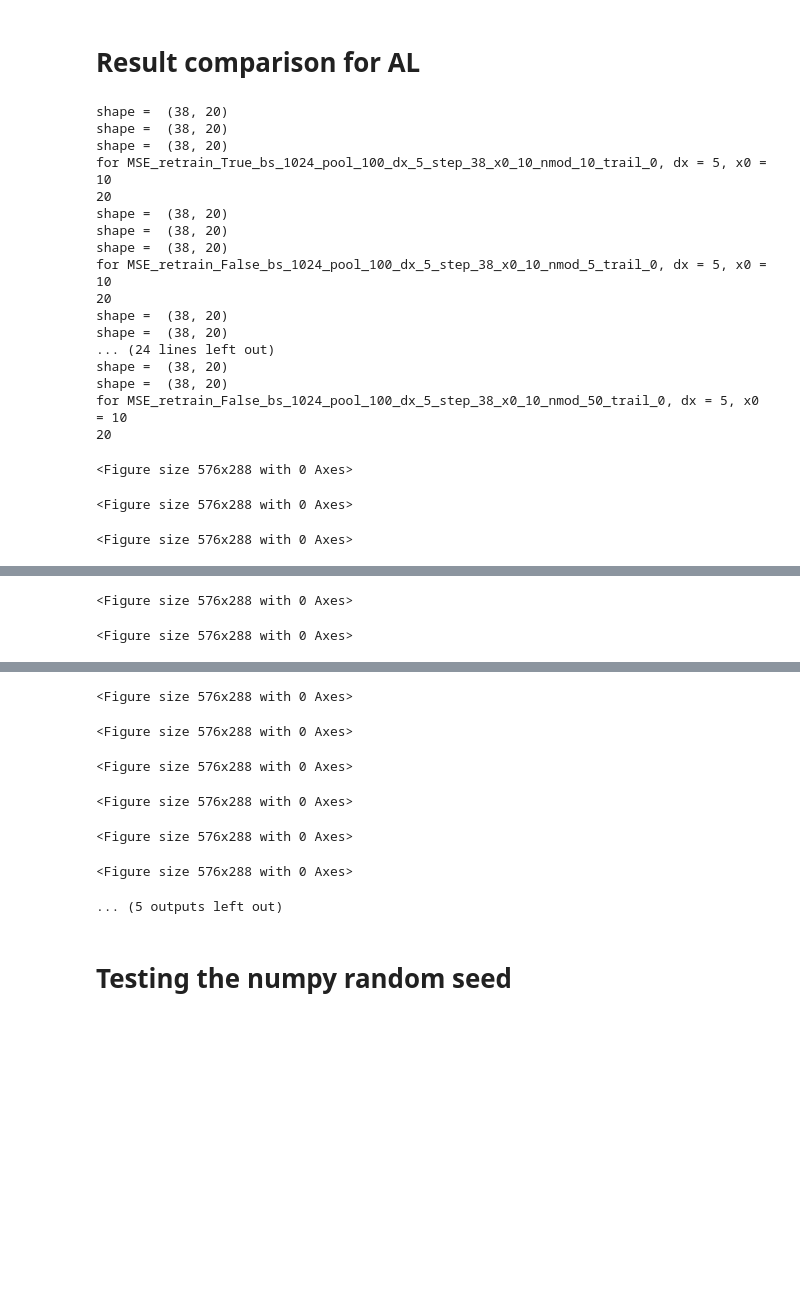
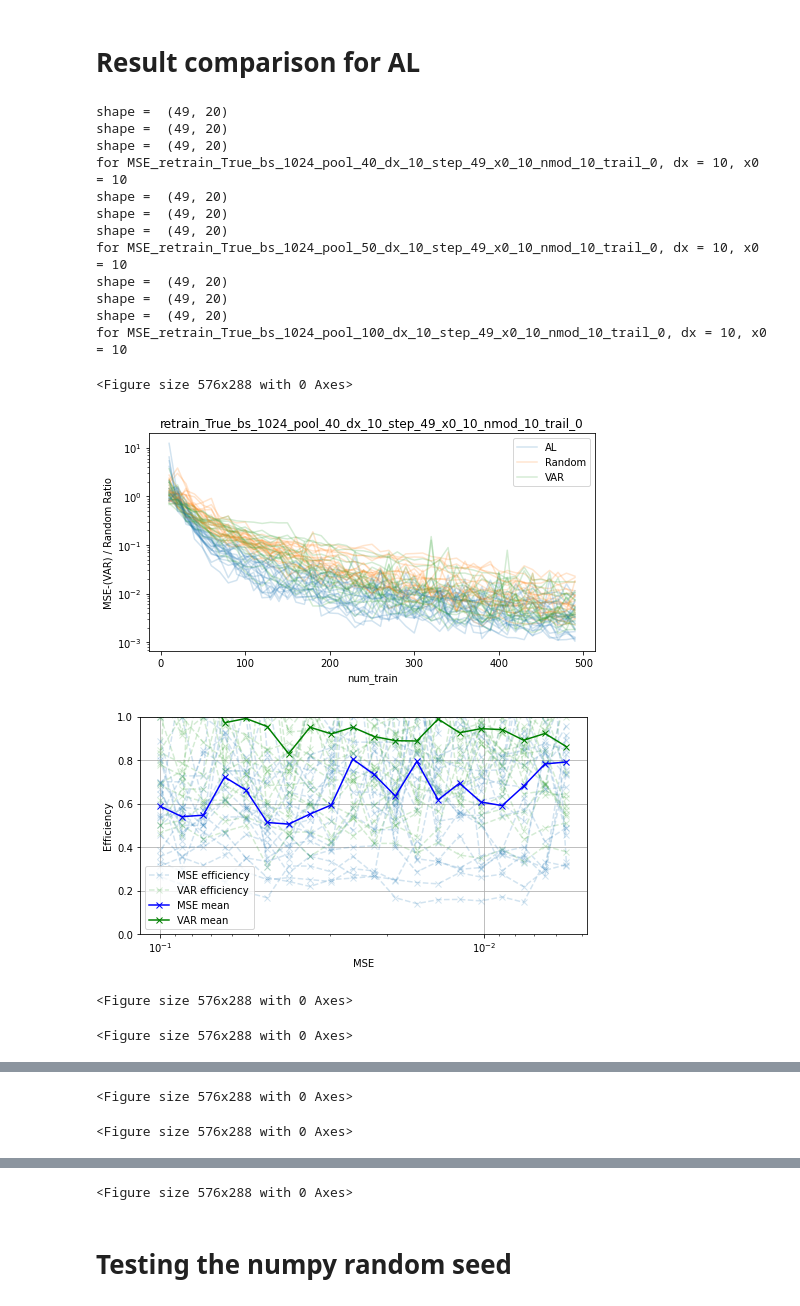
Before and after one commit to BensonRen/NAAL, a Jupyter notebook: result_compare_AL.ipynb, the cells around one changed output, grey strips where cells are left out. Cells and saved outputs as stored; diff of their text form; code cells hidden in the pictures; blank space fills up the shorter version.

```diff
--- a/result_compare_AL.ipynb
+++ b/result_compare_AL.ipynb
@@ -18,9 +18,13 @@ folder = '/home/sr365/NAAL/results/fig/retrain_True'
 #folder = '/home/sr365/NAAL/results/fig/retrain_False'
 #folder = 'results/fig/retrain_true_al_step_50/x0_20'
 
-#folder_list = ['/home/sr365/NAAL/results/fig/retrain_True', '/home/sr365/NAAL/results/fig/retrain_False','results/fig/retrain_true_al_step_50/x0_20']
-#folder_list = ['/home/sr365/NAAL/results/single_model']
-folder_list = ['results/30_sine_nmod']
+# folder_list = ['/home/sr365/NAAL/results/30_sine_nmod_20_add_noise_add_2',
+#                 '/home/sr365/NAAL/results/30_sine_nmod_20_add_noise_mult_5',
+#                 '/home/sr365/NAAL/results/30_sine_nmod_20_add_noise_mult_2']
+folder_list = ['/home/sr365/NAAL/results/30_sine_nmod_10_shuffle_to500_dx_10_pool_mul_4',
+                '/home/sr365/NAAL/results/30_sine_nmod_10_shuffle_to500_dx_10_pool_mul_5',
+                '/home/sr365/NAAL/results/30_sine_nmod_10_shuffle_to500_dx_10_pool_mul_10']
+# folder_list = ['results/30_sine_nmod']
 # %%
 def load_mses(folder):
     """
@@ -218,7 +236,6 @@ def Data_efficiency_plot(x_label, MSE_test_mse_mat, Random_test_mse_mat, save_na
     plt.legend()
     plt.savefig(save_name + '_data_efficiency.png')
 # %%
-
 for folder in folder_list:
     for file in os.listdir(folder):
         cur_folder = os.path.join(folder, file)
@@ -226,7 +243,7 @@ for folder in folder_list:
         if not os.path.isdir(cur_folder):
             continue
         # Only start from the M SE folders and look for comparison
-        if not 'MSE' in cur_folder or not 'trail_0' in cur_folder:# or 'nmod_20' in cur_folder:
+        if not 'MSE' in cur_folder or not 'trail_0' in cur_folder or 'pool_500' in cur_folder:
             continue
 
         VAR_test_mse_mat = None # This is for the case where it is not called
@@ -236,53 +253,50 @@ for folder in folder_list:
         MSE_test_mse_mat, MSE_train_mse_mat, MSE_selected_after_train_mse_mat = load_matrix(cur_folder, num_trails)
         MSE_test_mse, MSE_train_mse, MSE_selected_after_train_mse = load_ensemble_mses(cur_folder, num_trails, MSE_test_mse_mat, MSE_train_mse_mat, MSE_selected_after_train_mse_mat)
 
         random_folder = cur_folder.replace('MSE','Random')
         #RD_test_mse, RD_train_mse, RD_selected_after_train_mse = load_mses(random_folder)
         Random_test_mse_mat, Random_train_mse_mat, Random_selected_after_train_mse_mat = load_matrix(random_folder, num_trails)
         RD_test_mse, RD_train_mse, RD_selected_after_train_mse = load_ensemble_mses(random_folder, num_trails, Random_test_mse_mat, Random_train_mse_mat, Random_selected_after_train_mse_mat)
 
         if plot_var:
             # Var plotting
-            var_folder = cur_folder.replace('MSE','VAR')
+            var_folder = cur_folder.replace('MSE','VAR')#.replace('pool_100','pool_500')
             VAR_test_mse_mat, VAR_train_mse_mat, VAR_selected_after_train_mse_mat = load_matrix(var_folder, num_trails)
             VAR_test_mse, VAR_train_mse, VAR_selected_after_train_mse = load_ensemble_mses(var_folder, num_trails, VAR_test_mse_mat, VAR_train_mse_mat, VAR_selected_after_train_mse_mat)
 
         dx = int(file.split('_dx_')[-1].split('_')[0])
         x0 = int(file.split('_x0_')[-1].split('_')[0])
         print('for {}, dx = {}, x0 = {}'.format(file, dx, x0))
         # Use the xlabel with number of data points
         x_label = np.array(range(len(MSE_test_mse))) * dx + x0
         save_name = os.path.join(folder, file.replace('MSE_','').replace('_trail_0_',''))\
 
         # One-liner calling functions
         # plot_various_MSE(x_label, MSE_test_mse, RD_test_mse, MSE_train_mse, RD_train_mse, VAR_test_mse, VAR_train_mse, plot_var, save_name)     # Plot the various MSE
         plot_ratio(MSE_test_mse_mat, Random_test_mse_mat, x_label, ylabel='MSE / Random Ratio', save_name=save_name + 'MSE_RD_', x_label=x_label)                # Plot the ratio plot between MSE and random
         plot_test_MSE_plot(x_label, MSE_test_mse_mat, Random_test_mse_mat, save_name, VAR_test_mse_mat=VAR_test_mse_mat, plot_var=plot_var)     # Plot the test MSE line plot
-        Data_efficiency_plot(x_label, MSE_test_mse_mat, Random_test_mse_mat, save_name, VAR_test_mse_mat, plot_var)                             # Plot the data efficiency plot
+        Data_efficiency_plot(x_label, MSE_test_mse_mat, Random_test_mse_mat, save_name, VAR_test_mse_mat, plot_var, y_lim=1)                             # Plot the data efficiency plot
         if plot_var:    # For variance experiments
             plot_ratio(VAR_test_mse_mat, Random_test_mse_mat, x_label, ylabel='VAR / Random Ratio', save_name=save_name + 'VAR_RD_', x_label=x_label)            # Plot the ratio plot between VAR and random
-            plot_coref(cur_folder, num_trails, save_name, coef_loader=load_var_coeff, coef_name='VAR')                                                                                       # Plot the VAR R coeff plot
-            plot_coref(cur_folder, num_trails, save_name, coef_laoder=load_kendal_tau, coef_name='Tau')                                         # Plot the VAR Tau coeff plot
+        #     plot_coref(cur_folder, num_trails, save_name, coef_loader=load_var_coeff, coef_name='VAR')                                                                                       # Plot the VAR R coeff plot
+            #plot_coref(cur_folder, num_trails, save_name, coef_laoder=load_kendal_tau, coef_name='Tau')                                         # Plot the VAR Tau coeff plot
 
         plt.clf()
 # %% [output]
-shape =  (38, 20)
-shape =  (38, 20)
-shape =  (38, 20)
-for MSE_retrain_True_bs_1024_pool_100_dx_5_step_38_x0_10_nmod_10_trail_0, dx = 5, x0 = 10
-20
-shape =  (38, 20)
-shape =  (38, 20)
-shape =  (38, 20)
-for MSE_retrain_False_bs_1024_pool_100_dx_5_step_38_x0_10_nmod_5_trail_0, dx = 5, x0 = 10
-20
-shape =  (38, 20)
-shape =  (38, 20)
-... (24 lines left out)
-shape =  (38, 20)
-shape =  (38, 20)
-for MSE_retrain_False_bs_1024_pool_100_dx_5_step_38_x0_10_nmod_50_trail_0, dx = 5, x0 = 10
-20
+shape =  (49, 20)
+shape =  (49, 20)
+shape =  (49, 20)
+for MSE_retrain_True_bs_1024_pool_40_dx_10_step_49_x0_10_nmod_10_trail_0, dx = 10, x0 = 10
+shape =  (49, 20)
+shape =  (49, 20)
+shape =  (49, 20)
+for MSE_retrain_True_bs_1024_pool_50_dx_10_step_49_x0_10_nmod_10_trail_0, dx = 10, x0 = 10
+shape =  (49, 20)
+shape =  (49, 20)
+shape =  (49, 20)
+for MSE_retrain_True_bs_1024_pool_100_dx_10_step_49_x0_10_nmod_10_trail_0, dx = 10, x0 = 10
 <Figure size 576x288 with 0 Axes>
+[figure, added]
+[figure, added]
 <Figure size 576x288 with 0 Axes>
 <Figure size 576x288 with 0 Axes>
@@ -291,10 +309,4 @@ for MSE_retrain_False_bs_1024_pool_100_dx_5_step_38_x0_10_nmod_50_trail_0, dx =
 <Figure size 576x288 with 0 Axes>
-<Figure size 576x288 with 0 Axes>
-<Figure size 576x288 with 0 Axes>
-<Figure size 576x288 with 0 Axes>
-<Figure size 576x288 with 0 Axes>
-<Figure size 576x288 with 0 Axes>
-... (5 outputs left out)
 # %% [markdown]
 # Testing the numpy random seed
 # %%
```
Also changed, not shown: parts of 2 cells of this notebook, 4 other files.
